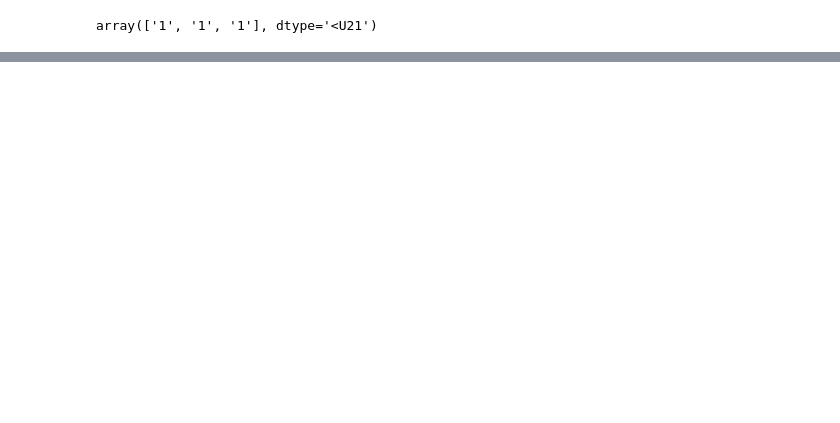
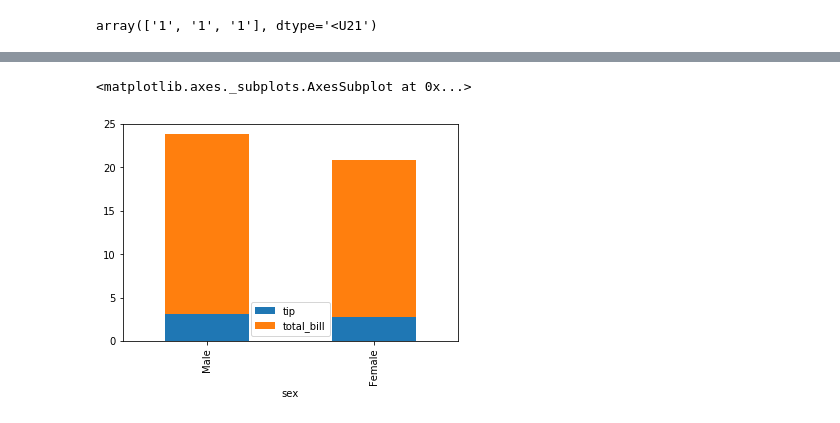
Before and after one commit to Junohera/jupyter, a Jupyter notebook: 1121/2.ipynb, the cells around one changed output, grey strips where cells are left out. Saved outputs shown, nothing was run; the diff lists cells and outputs as text; code cells hidden in the pictures; blank space fills up the shorter version.

```diff
--- a/1121/2.ipynb
+++ b/1121/2.ipynb
@@ -156,0 +341,5 @@ array(['1', '1', '1'], dtype='<U21')
+# %%
+tips.groupby('sex').mean()[['tip', 'total_bill']].plot.bar(stacked=True)
+# %% [output]
+<matplotlib.axes._subplots.AxesSubplot at 0x...>
+[figure, added]
```
Also changed, not shown: parts of 27 cells of this notebook, 2 other files.
